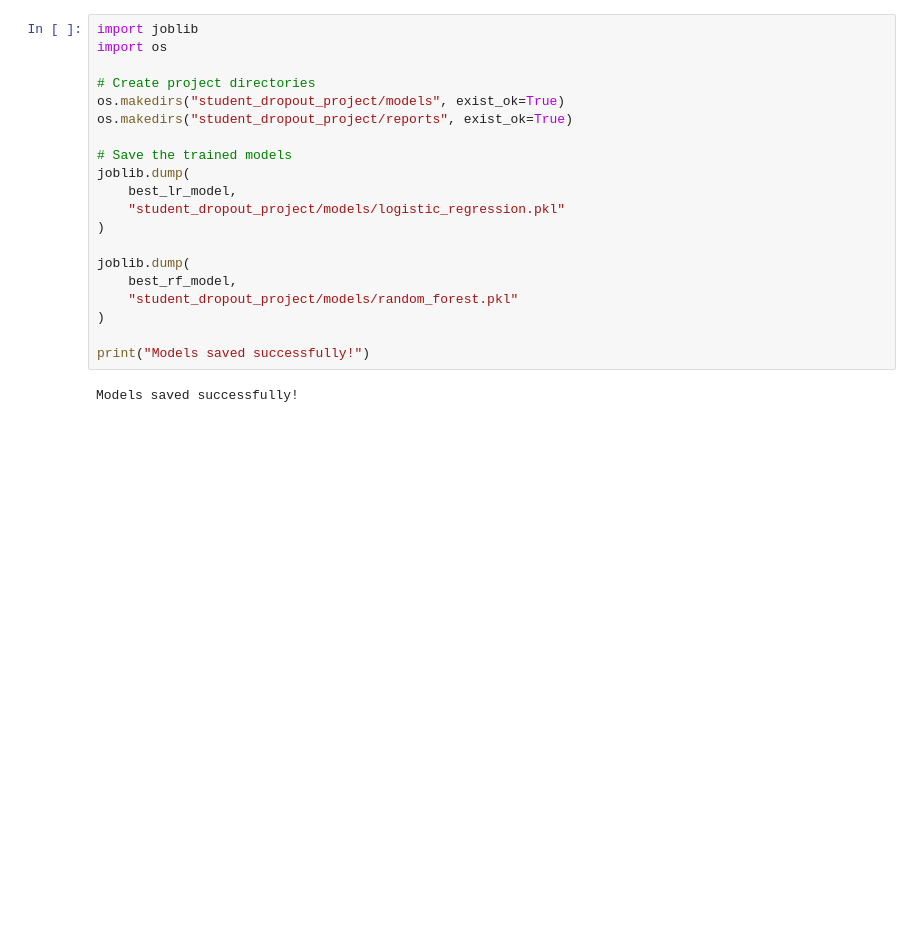
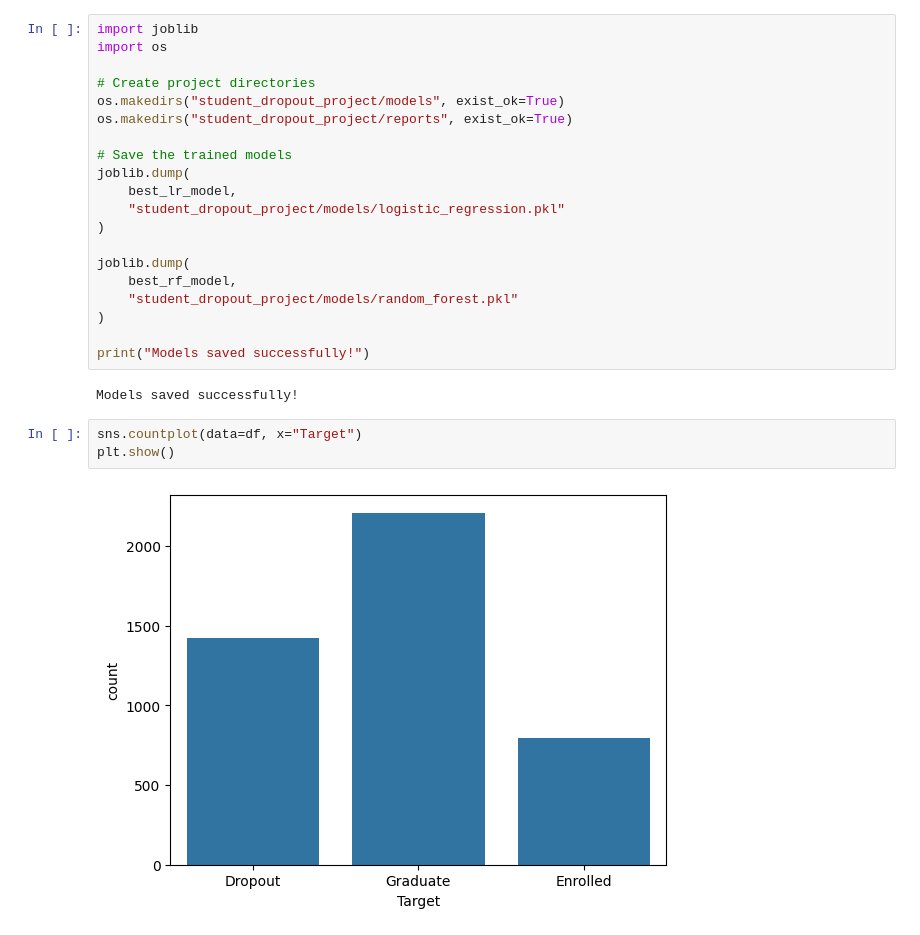
Before and after one commit to symbat-omirali/student-dropout-prediction, a Jupyter notebook: student_dropout_prediction.ipynb, the cells around one changed output. Cells and saved outputs as stored; diff of their text form; blank space fills up the shorter version.

Commit message:
Update notebook with visualizations.

```diff
--- a/student_dropout_prediction.ipynb
+++ b/student_dropout_prediction.ipynb
@@ -1427,3 +1418,8 @@ joblib.dump(
 print("Models saved successfully!")
 # %% [output]
 Models saved successfully!
+# %%
+sns.countplot(data=df, x="Target")
+plt.show()
+# %% [output]
+[figure, added]
```
Also changed, not shown: parts of 9 cells of this notebook.
